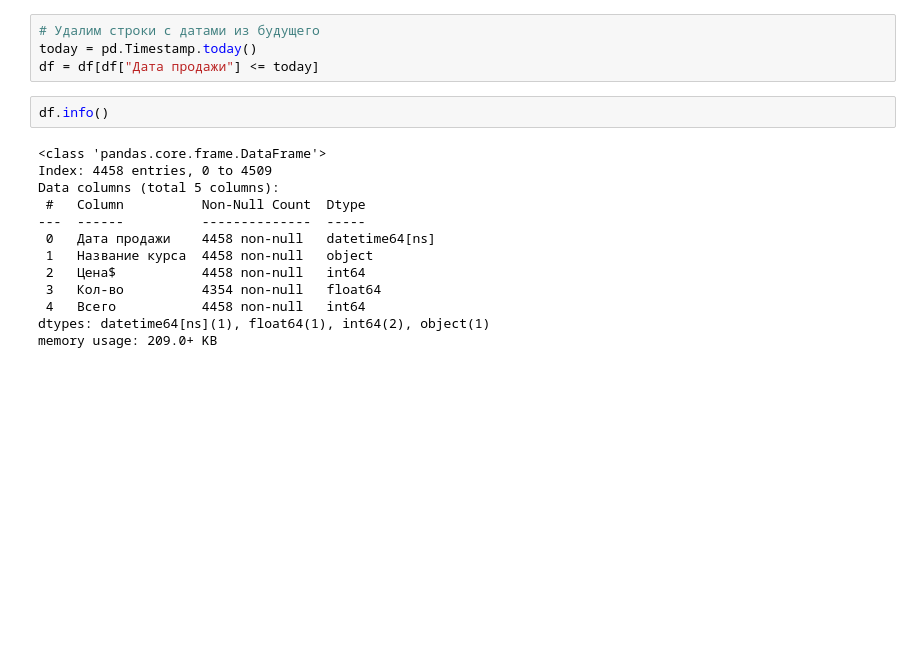
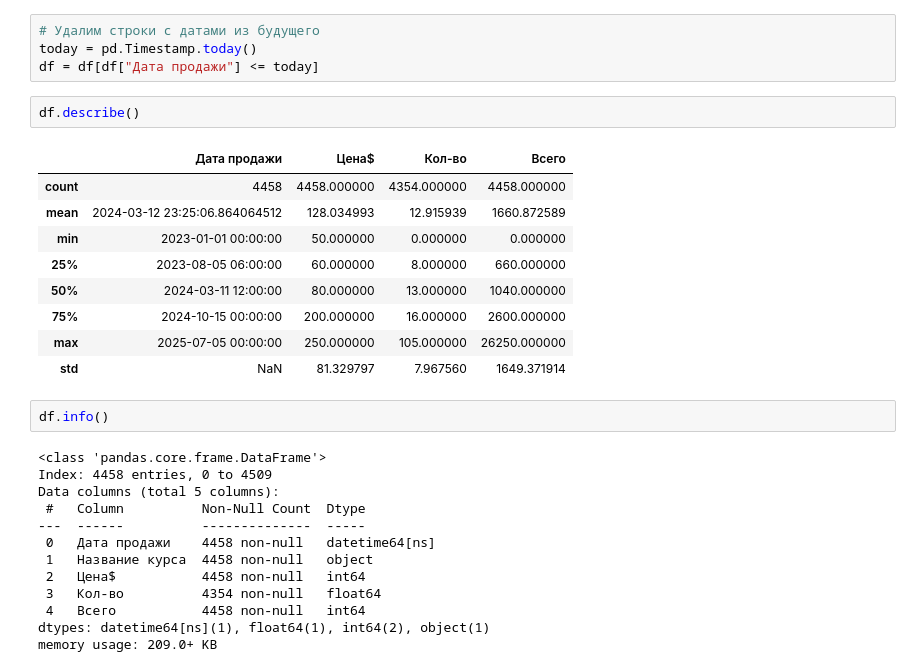
Before and after one commit to cpython-projects/da_2603, a Jupyter notebook: mini_project_2_problem_analysis.ipynb, the cells around one changed output. Cells and saved outputs as stored; diff of their text form; blank space fills up the shorter version.

```diff
--- a/mini_project_2_problem_analysis.ipynb
+++ b/mini_project_2_problem_analysis.ipynb
@@ -44,6 +85,18 @@ memory usage: 176.3+ KB
 # Удалим строки с датами из будущего
 today = pd.Timestamp.today()
 df = df[df["Дата продажи"] <= today]
+# %%
+df.describe()
+# %% [output]
+|  | Дата продажи | Цена$ | Кол-во | Всего |
+| count | 4458 | 4458.000000 | 4354.000000 | 4458.000000 |
+| mean | 2024-03-12 23:25:06.864064512 | 128.034993 | 12.915939 | 1660.872589 |
+| min | 2023-01-01 00:00:00 | 50.000000 | 0.000000 | 0.000000 |
+| 25% | 2023-08-05 06:00:00 | 60.000000 | 8.000000 | 660.000000 |
+| 50% | 2024-03-11 12:00:00 | 80.000000 | 13.000000 | 1040.000000 |
+| 75% | 2024-10-15 00:00:00 | 200.000000 | 16.000000 | 2600.000000 |
+| max | 2025-07-05 00:00:00 | 250.000000 | 105.000000 | 26250.000000 |
+| std | NaN | 81.329797 | 7.967560 | 1649.371914 |
 # %%
 df.info()
 # %% [output]
```
Also changed, not shown: parts of 12 cells of this notebook.
